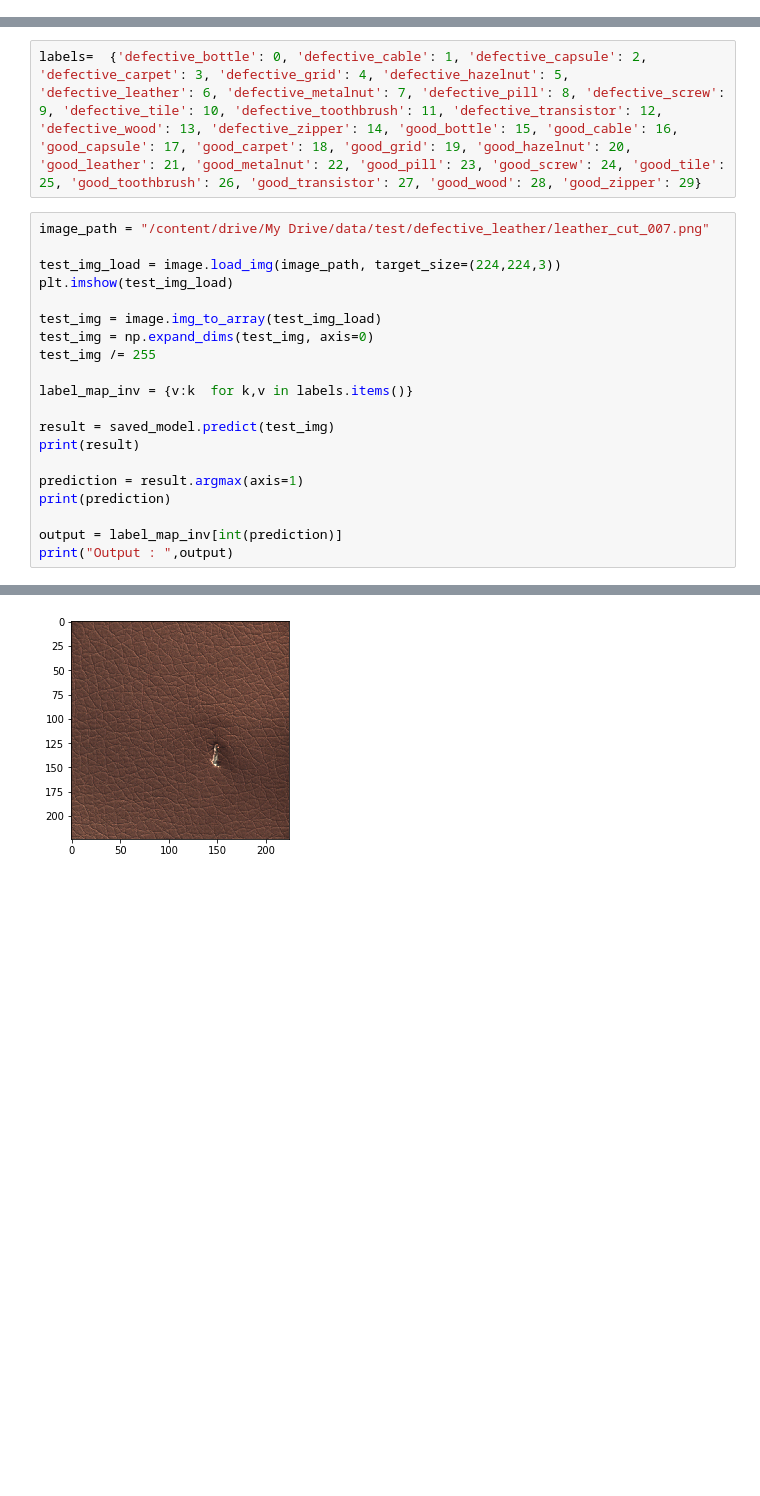
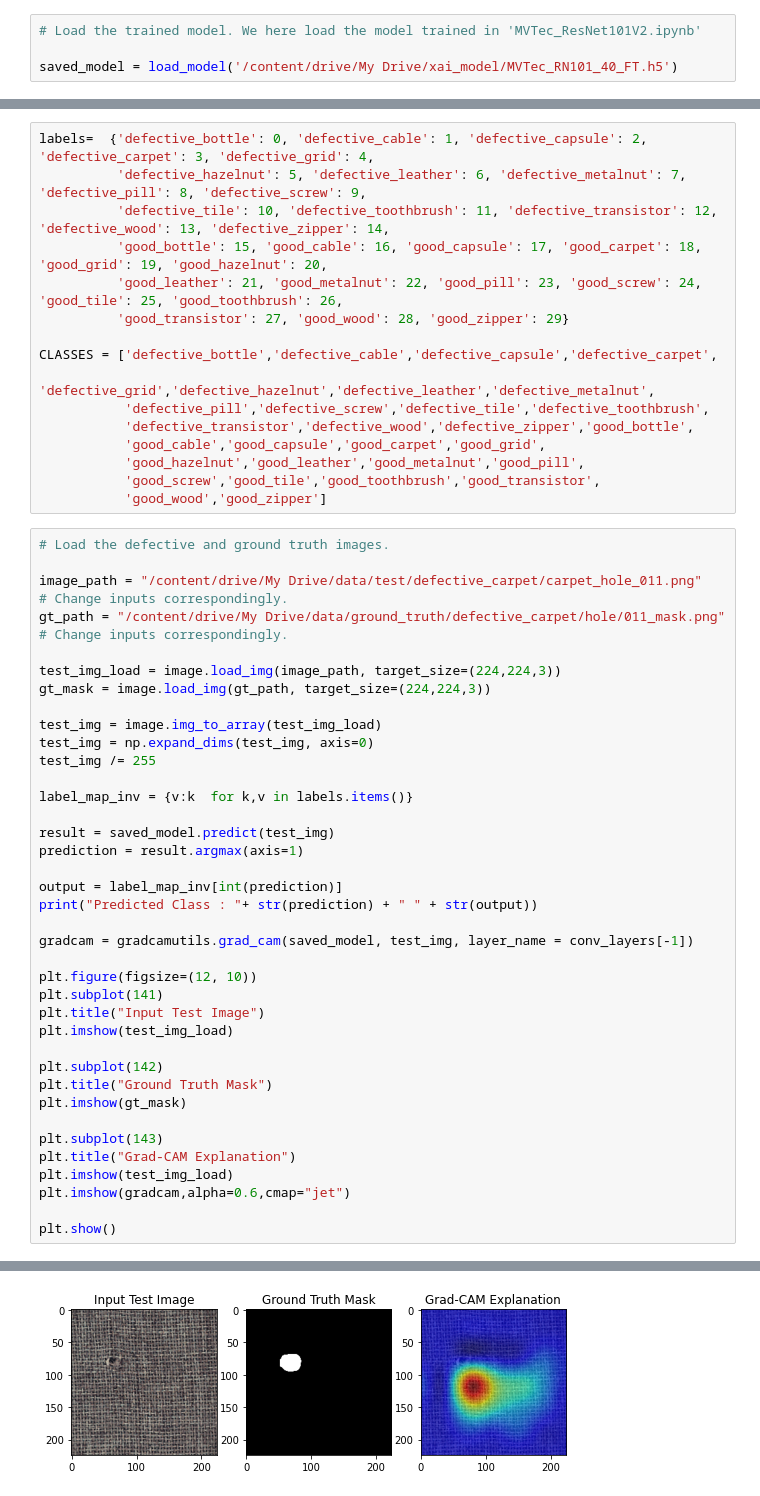
Before and after one commit to mahesh-sudhakar/MVTec_GradCAM, a Jupyter notebook: MVTec_GradCAM.ipynb, the cells around one changed output, grey strips where cells are left out. Cells and saved outputs as stored; diff of their text form; blank space fills up the shorter version.

```diff
--- a/MVTec_GradCAM.ipynb
+++ b/MVTec_GradCAM.ipynb
@@ -129,0 +36,4 @@ def grad_cam(input_model, weights, images, is_pass_threshold, final_layer, conf_
+# %%
+# Load the trained model. We here load the model trained in 'MVTec_ResNet101V2.ipynb'
+
+saved_model = load_model('/content/drive/My Drive/xai_model/MVTec_RN101_40_FT.h5')
@@ -138,10 +56,27 @@ mid_layer = conv_layers[int(mid_layer_idx)]
 # %%
-labels=  {'defective_bottle': 0, 'defective_cable': 1, 'defective_capsule': 2, 'defective_carpet': 3, 'defective_grid': 4, 'defective_hazelnut': 5, 'defective_leather': 6, 'defective_metalnut': 7, 'defective_pill': 8, 'defective_screw': 9, 'defective_tile': 10, 'defective_toothbrush': 11, 'defective_transistor': 12, 'defective_wood': 13, 'defective_zipper': 14, 'good_bottle': 15, 'good_cable': 16, 'good_capsule': 17, 'good_carpet': 18, 'good_grid': 19, 'good_hazelnut': 20, 'good_leather': 21, 'good_metalnut': 22, 'good_pill': 23, 'good_screw': 24, 'good_tile': 25, 'good_toothbrush': 26, 'good_transistor': 27, 'good_wood': 28, 'good_zipper': 29}
+labels=  {'defective_bottle': 0, 'defective_cable': 1, 'defective_capsule': 2, 'defective_carpet': 3, 'defective_grid': 4,
+          'defective_hazelnut': 5, 'defective_leather': 6, 'defective_metalnut': 7, 'defective_pill': 8, 'defective_screw': 9,
+          'defective_tile': 10, 'defective_toothbrush': 11, 'defective_transistor': 12, 'defective_wood': 13, 'defective_zipper': 14,
+          'good_bottle': 15, 'good_cable': 16, 'good_capsule': 17, 'good_carpet': 18, 'good_grid': 19, 'good_hazelnut': 20,
+          'good_leather': 21, 'good_metalnut': 22, 'good_pill': 23, 'good_screw': 24, 'good_tile': 25, 'good_toothbrush': 26,
+          'good_transistor': 27, 'good_wood': 28, 'good_zipper': 29}
+
+CLASSES = ['defective_bottle','defective_cable','defective_capsule','defective_carpet',
+           'defective_grid','defective_hazelnut','defective_leather','defective_metalnut',
+           'defective_pill','defective_screw','defective_tile','defective_toothbrush',
+           'defective_transistor','defective_wood','defective_zipper','good_bottle',
+           'good_cable','good_capsule','good_carpet','good_grid',
+           'good_hazelnut','good_leather','good_metalnut','good_pill',
+           'good_screw','good_tile','good_toothbrush','good_transistor',
+           'good_wood','good_zipper']
 # %%
-image_path = "/content/drive/My Drive/data/test/defective_leather/leather_cut_007.png"
+# Load the defective and ground truth images.
+
+image_path = "/content/drive/My Drive/data/test/defective_carpet/carpet_hole_011.png"   # Change inputs correspondingly.
+gt_path = "/content/drive/My Drive/data/ground_truth/defective_carpet/hole/011_mask.png"  # Change inputs correspondingly.
 
 test_img_load = image.load_img(image_path, target_size=(224,224,3))
-plt.imshow(test_img_load)
+gt_mask = image.load_img(gt_path, target_size=(224,224,3))
 
 test_img = image.img_to_array(test_img_load)
 test_img = np.expand_dims(test_img, axis=0)
@@ -150,11 +85,26 @@ test_img /= 255
 label_map_inv = {v:k  for k,v in labels.items()}
 
 result = saved_model.predict(test_img)
-print(result)
-
 prediction = result.argmax(axis=1)
-print(prediction)
 
 output = label_map_inv[int(prediction)]
-print("Output : ",output)
+print("Predicted Class : "+ str(prediction) + " " + str(output))
+
+gradcam = gradcamutils.grad_cam(saved_model, test_img, layer_name = conv_layers[-1])
+
+plt.figure(figsize=(12, 10))
+plt.subplot(141)
+plt.title("Input Test Image")
+plt.imshow(test_img_load)
+
+plt.subplot(142)
+plt.title("Ground Truth Mask")
+plt.imshow(gt_mask)
+
+plt.subplot(143)
+plt.title("Grad-CAM Explanation")
+plt.imshow(test_img_load)
+plt.imshow(gradcam,alpha=0.6,cmap="jet")
+
+plt.show()
 # %% [output]
@@ -169 +112 @@ Output :  defective_leather
-[figure, old version]
+[figure, new version]
```
Also changed, not shown: parts of 20 cells of this notebook.
